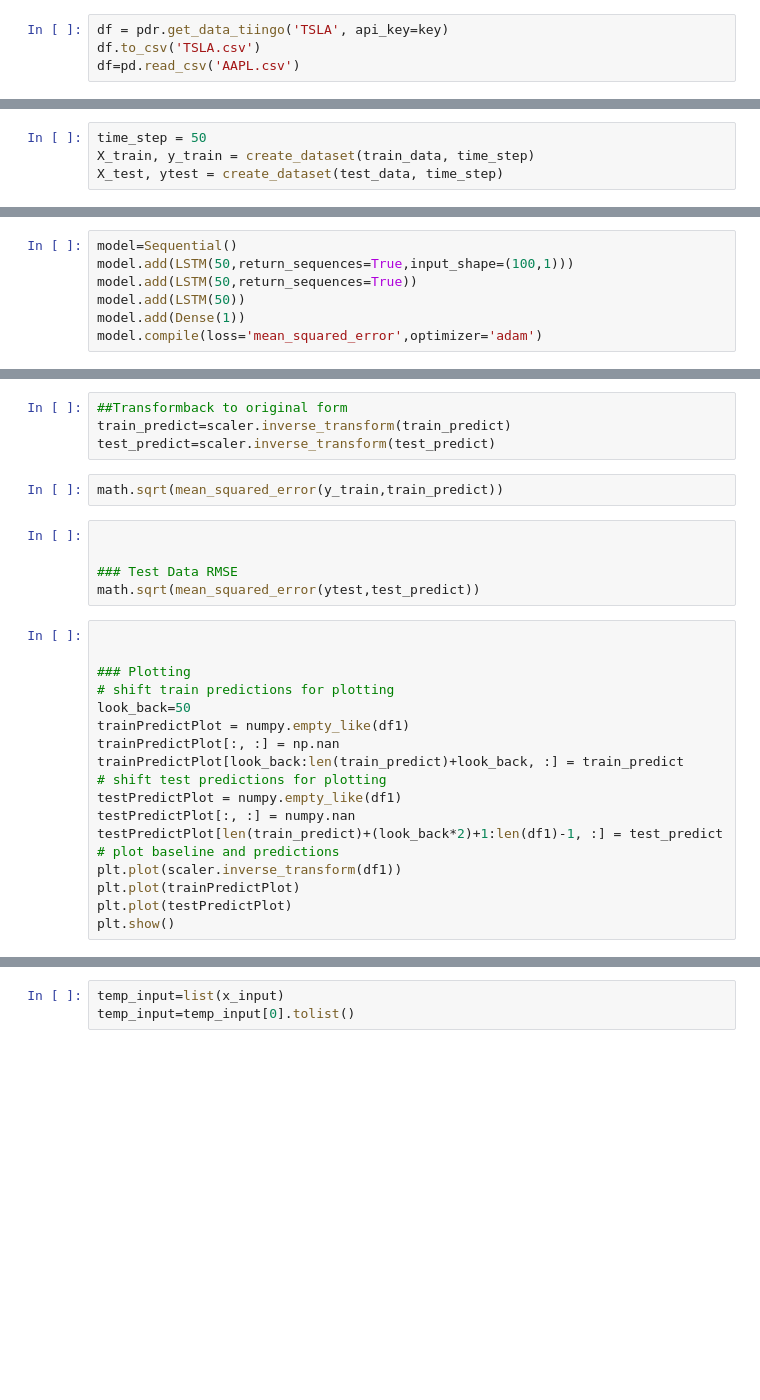
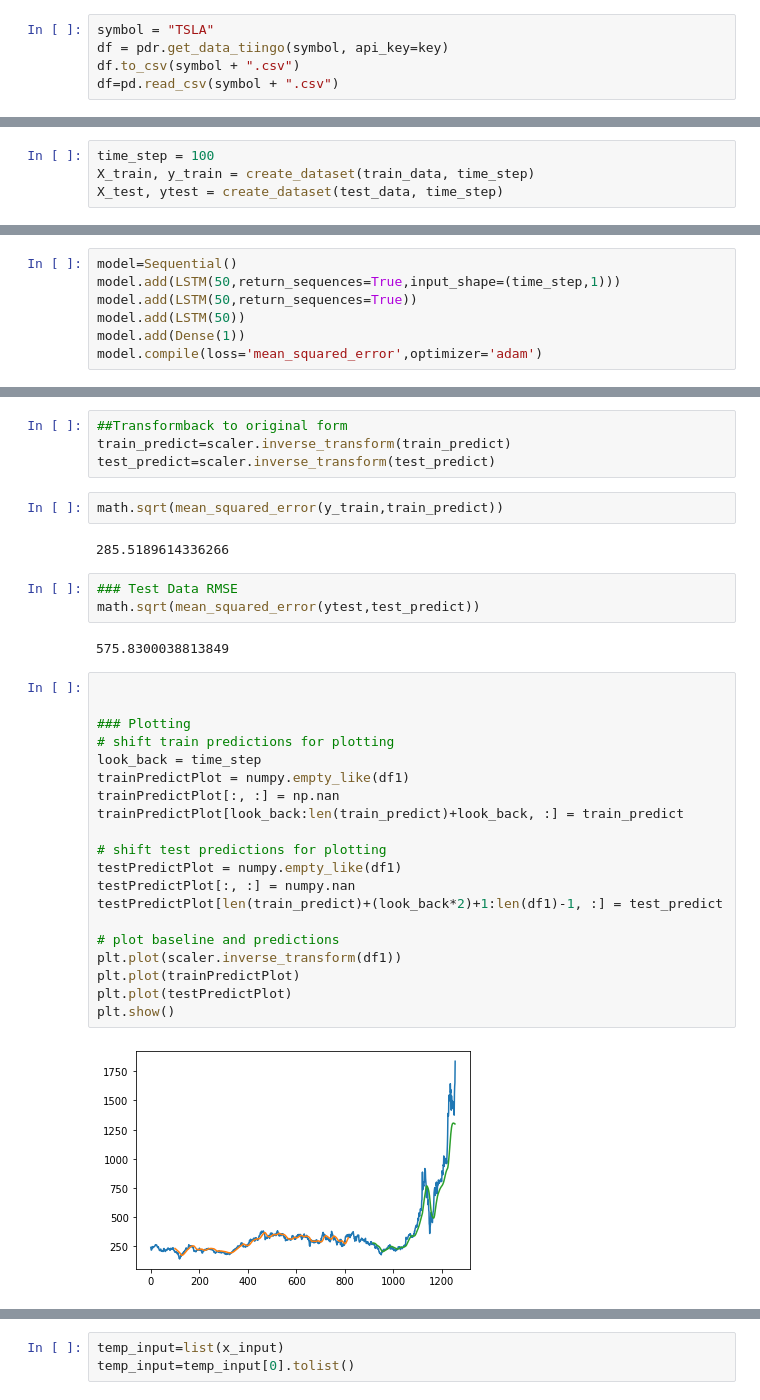
Before and after one commit to JawwadSabir/Stock-market-predictor, a Jupyter notebook: Stock market predictor - LSTM.ipynb, the cells around one changed output, grey strips where cells are left out. Saved outputs shown, nothing was run; the diff lists cells and outputs as text; blank space fills up the shorter version.

```diff
--- a/Stock market predictor - LSTM.ipynb
+++ b/Stock market predictor - LSTM.ipynb
@@ -15,8 +15,9 @@ from sklearn.metrics import mean_squared_error
 # %%
 key="3cf3e864d482454ae284accea58595c8eeb43ef0"
 # %%
-df = pdr.get_data_tiingo('TSLA', api_key=key)
-df.to_csv('TSLA.csv')
-df=pd.read_csv('AAPL.csv')
+symbol = "TSLA"
+df = pdr.get_data_tiingo(symbol, api_key=key)
+df.to_csv(symbol + ".csv")
+df=pd.read_csv(symbol + ".csv")
 # %%
 df
@@ -43,7 +61,7 @@ def create_dataset(dataset, time_step=1):
 		dataY.append(dataset[i + time_step, 0])
 	return numpy.array(dataX), numpy.array(dataY)
 # %%
-time_step = 50
+time_step = 100
 X_train, y_train = create_dataset(train_data, time_step)
 X_test, ytest = create_dataset(test_data, time_step)
 # %%
@@ -51,7 +69,7 @@ X_train =X_train.reshape(X_train.shape[0],X_train.shape[1] , 1)
 X_test = X_test.reshape(X_test.shape[0],X_test.shape[1] , 1)
 # %%
 model=Sequential()
-model.add(LSTM(50,return_sequences=True,input_shape=(100,1)))
+model.add(LSTM(50,return_sequences=True,input_shape=(time_step,1)))
 model.add(LSTM(50,return_sequences=True))
 model.add(LSTM(50))
 model.add(Dense(1))
@@ -69,27 +126,33 @@ train_predict=scaler.inverse_transform(train_predict)
 test_predict=scaler.inverse_transform(test_predict)
 # %%
 math.sqrt(mean_squared_error(y_train,train_predict))
+# %% [output]
+285.5189614336266
 # %%
-
-
 ### Test Data RMSE
 math.sqrt(mean_squared_error(ytest,test_predict))
+# %% [output]
+575.8300038813849
 # %%
 
 
 ### Plotting
 # shift train predictions for plotting
-look_back=50
+look_back = time_step
 trainPredictPlot = numpy.empty_like(df1)
 trainPredictPlot[:, :] = np.nan
 trainPredictPlot[look_back:len(train_predict)+look_back, :] = train_predict
+
 # shift test predictions for plotting
 testPredictPlot = numpy.empty_like(df1)
 testPredictPlot[:, :] = numpy.nan
 testPredictPlot[len(train_predict)+(look_back*2)+1:len(df1)-1, :] = test_predict
+
 # plot baseline and predictions
 plt.plot(scaler.inverse_transform(df1))
 plt.plot(trainPredictPlot)
 plt.plot(testPredictPlot)
 plt.show()
+# %% [output]
+[figure, added]
 # %%
```
Also changed, not shown: parts of 10 cells of this notebook, 1 other file.
